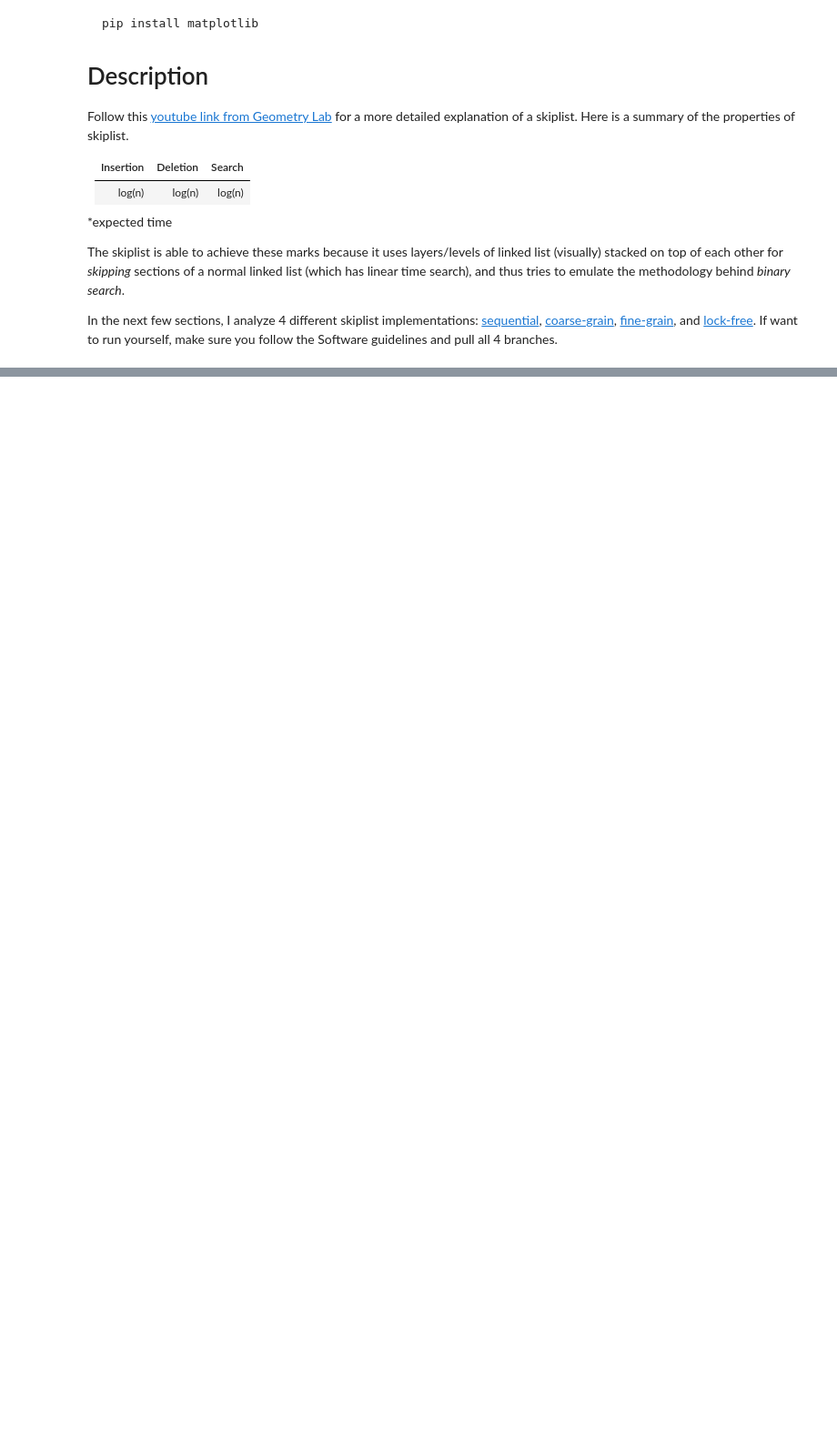
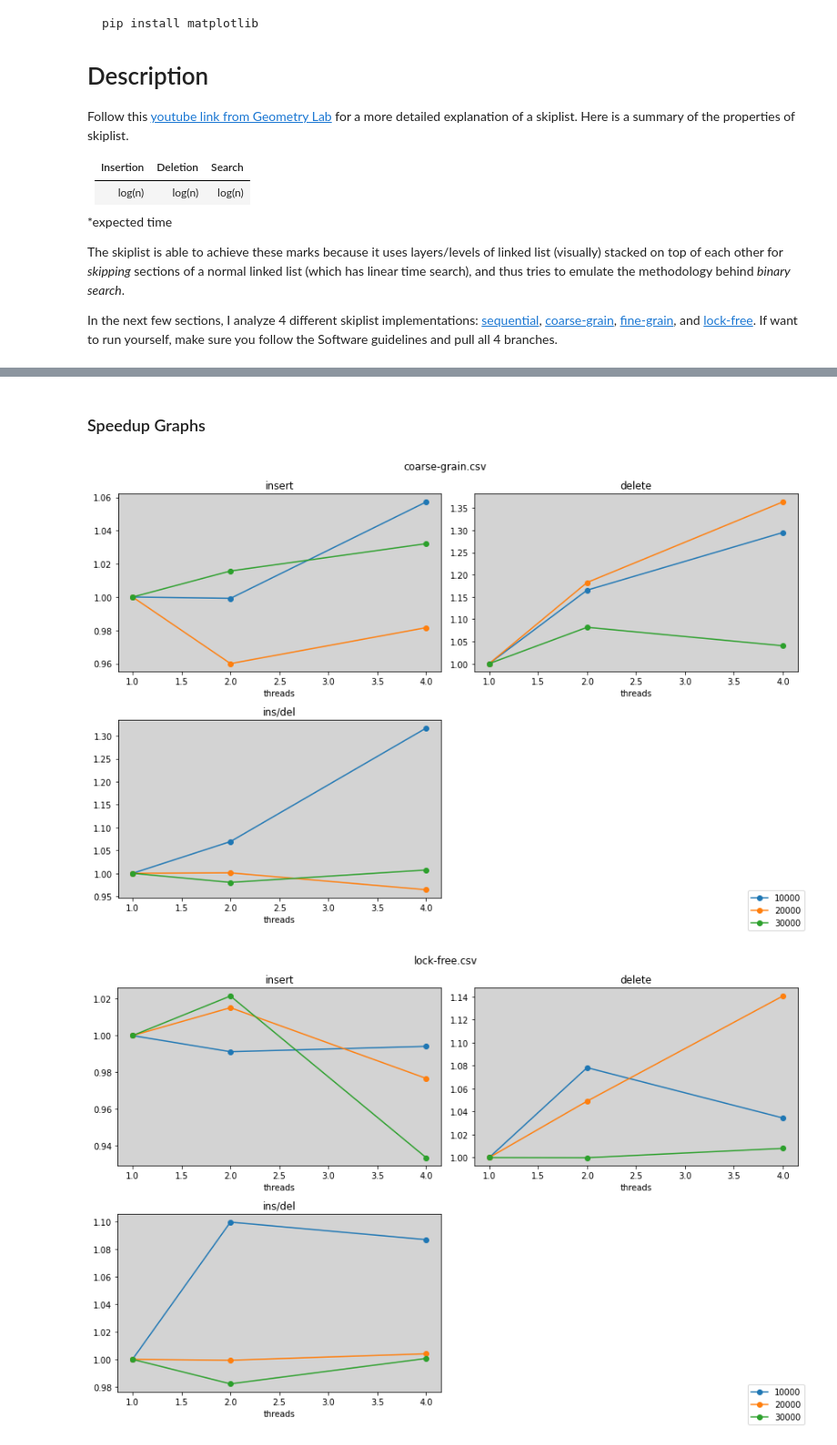
Before and after one commit to bustin11/parallel-skiplist, a Jupyter notebook: README.ipynb, the cells around one changed output, grey strips where cells are left out. Shown at 91% size. Drawn from its saved outputs; the diff is of its cells as text; code cells hidden in the pictures; blank space fills up the shorter version.

```diff
--- a/README.ipynb
+++ b/README.ipynb
@@ -56,0 +188,35 @@ for name in branch_names:
+# %% [markdown]
+### Speedup Graphs
+# %%
+# https://stackoverflow.com/questions/41309467/matplotlib-plot-multiple-lines-per-time-series-subplot
+
+optypes = ['insert', 'delete', 'ins/del']
+for name, df in dfs.items():
+    if name != 'sequential.csv':
+        fig, axes = plt.subplots(nrows=2, ncols=2, figsize=(12,8))
+        # create 2d -> 1d array
+        axes = axes.ravel()
+        # remove last axes
+        fig.delaxes(axes[-1])
+        df = df.pivot_table(index='threads', values='time', columns=['optype', 'size'])
+        # print(df)
+        for i, optype in enumerate(optypes): # colname = first column which is optype
+            unnormalized_series = df[optype] # a series is one columns
+            row1 = unnormalized_series.loc[1] # thread 1,2, or 4, series[10000] is column
+            series = row1 / unnormalized_series
+            series.plot(kind='line', legend=False, title=optype, ax=axes[i], marker='o')
+            if i == 2:
+                handles, labels = axes[i].get_legend_handles_labels()
+                fig.legend(handles, labels, loc='lower right', prop={'size': 10})
+            axes[i].set_facecolor('lightgray')
+
+                # this makes lower right relative to the last axes
+                # axes[i].legend(loc='lower right')
+
+        # prevent overlapping subplots
+        fig.suptitle(name)
+        fig.tight_layout()
+        # fig.patch.set_facecolor('gray')
+# %% [output]
+[figure, added]
+[figure, added]
```
Also changed, not shown: parts of 14 cells of this notebook.
